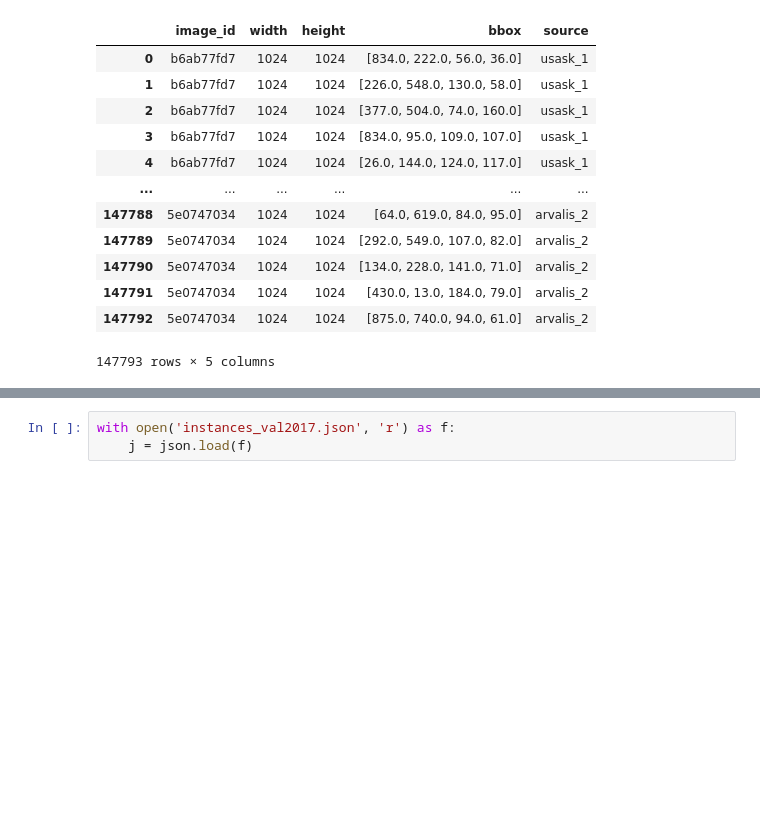
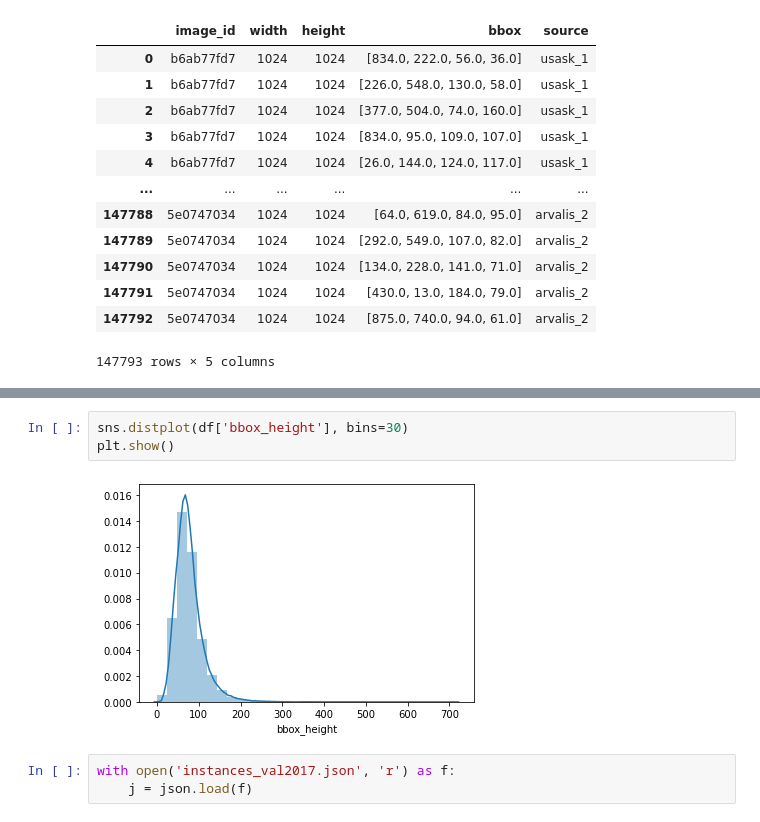
Before and after one commit to jihang-zhang/CenterNet-CondInst, a Jupyter notebook: convert2coco.ipynb, the cells around one changed output, grey strips where cells are left out. Cells and saved outputs as stored; diff of their text form; blank space fills up the shorter version.

```diff
--- a/convert2coco.ipynb
+++ b/convert2coco.ipynb
@@ -28,3 +69,8 @@ df
+# %%
+sns.distplot(df['bbox_height'], bins=30)
+plt.show()
+# %% [output]
+[figure, added]
 # %%
 with open('instances_val2017.json', 'r') as f:
     j = json.load(f)
```
Also changed, not shown: parts of 7 cells of this notebook, 7 other files.
